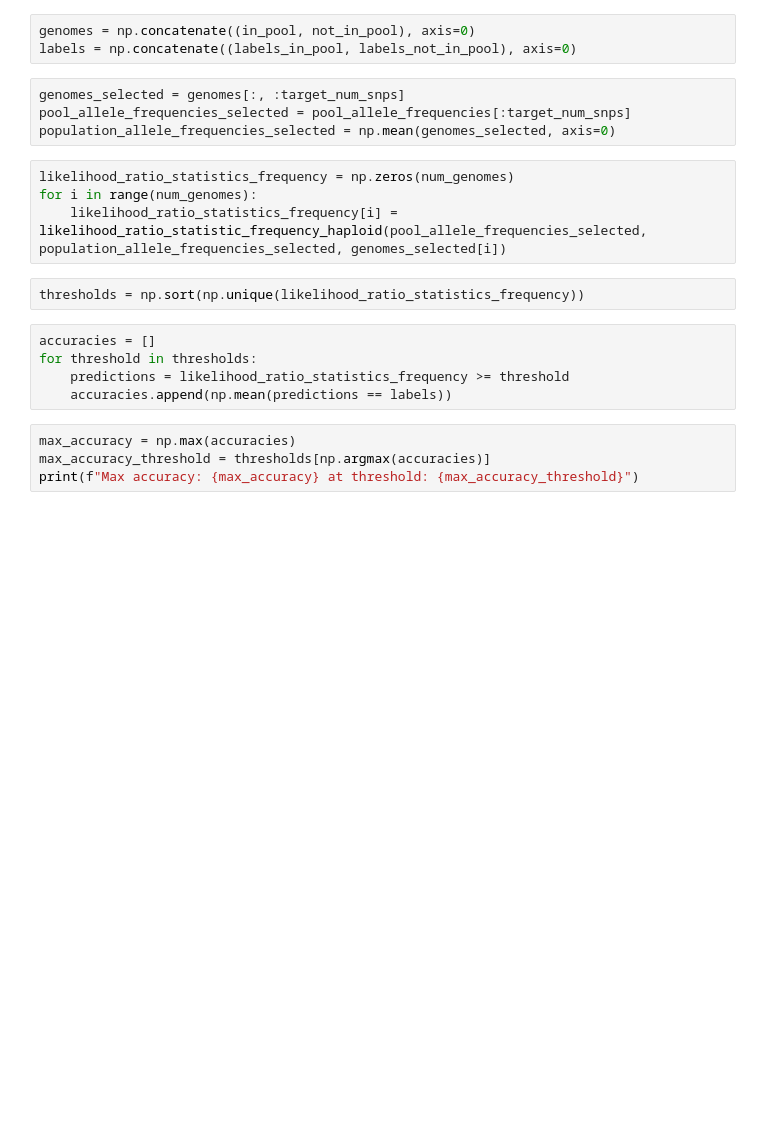
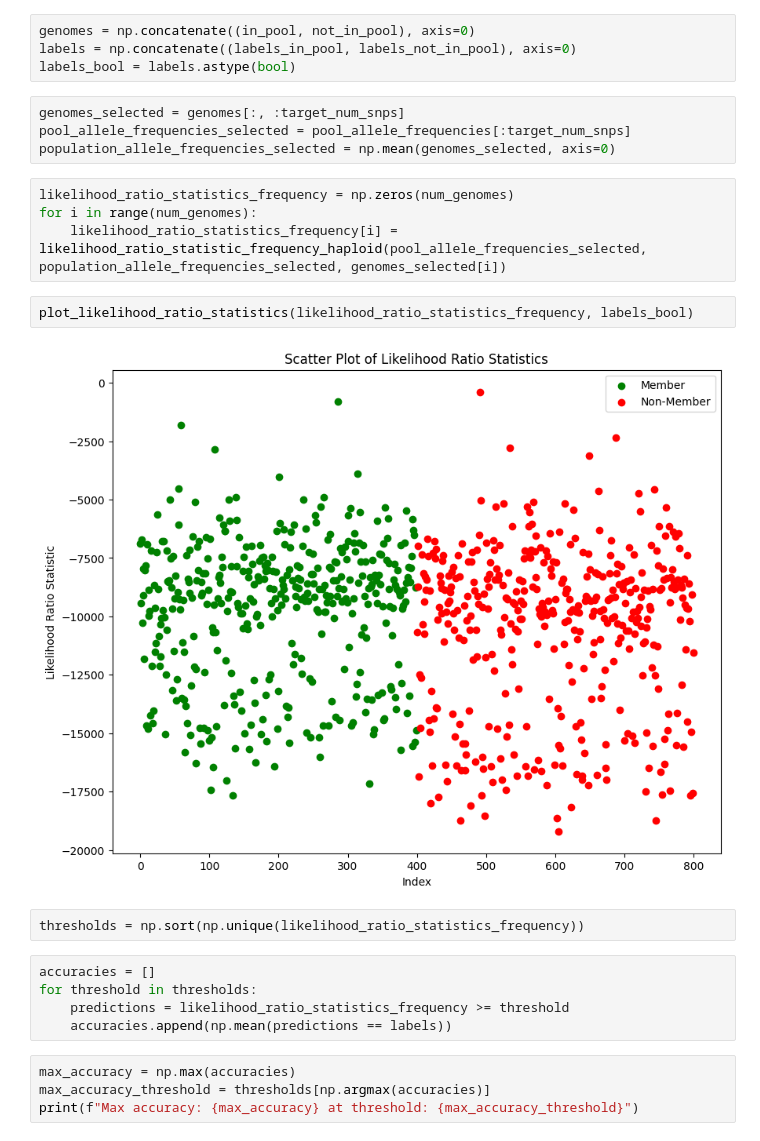
Before and after one commit to Fzhou1997/Masters-Research-Genomic-Privacy, a Jupyter notebook: notebooks/Pool LRT Attacker.ipynb, the cells around one changed output. Drawn from its saved outputs; the diff is of its cells as text; blank space fills up the shorter version.

Commit message:
debugging lrt frequency stat

```diff
--- a/notebooks/Pool LRT Attacker.ipynb
+++ b/notebooks/Pool LRT Attacker.ipynb
@@ -26,6 +27,7 @@ labels_not_in_pool = np.zeros(num_genomes_not_in_pool)
 # %%
 genomes = np.concatenate((in_pool, not_in_pool), axis=0)
 labels = np.concatenate((labels_in_pool, labels_not_in_pool), axis=0)
+labels_bool = labels.astype(bool)
 # %%
 genomes_selected = genomes[:, :target_num_snps]
 pool_allele_frequencies_selected = pool_allele_frequencies[:target_num_snps]
@@ -34,6 +36,10 @@ population_allele_frequencies_selected = np.mean(genomes_selected, axis=0)
 likelihood_ratio_statistics_frequency = np.zeros(num_genomes)
 for i in range(num_genomes):
     likelihood_ratio_statistics_frequency[i] = likelihood_ratio_statistic_frequency_haploid(pool_allele_frequencies_selected, population_allele_frequencies_selected, genomes_selected[i])
+# %%
+plot_likelihood_ratio_statistics(likelihood_ratio_statistics_frequency, labels_bool)
+# %% [output]
+[figure, added]
 # %%
 thresholds = np.sort(np.unique(likelihood_ratio_statistics_frequency))
 # %%
```
Also changed, not shown: parts of 4 cells of this notebook, 3 other files.
